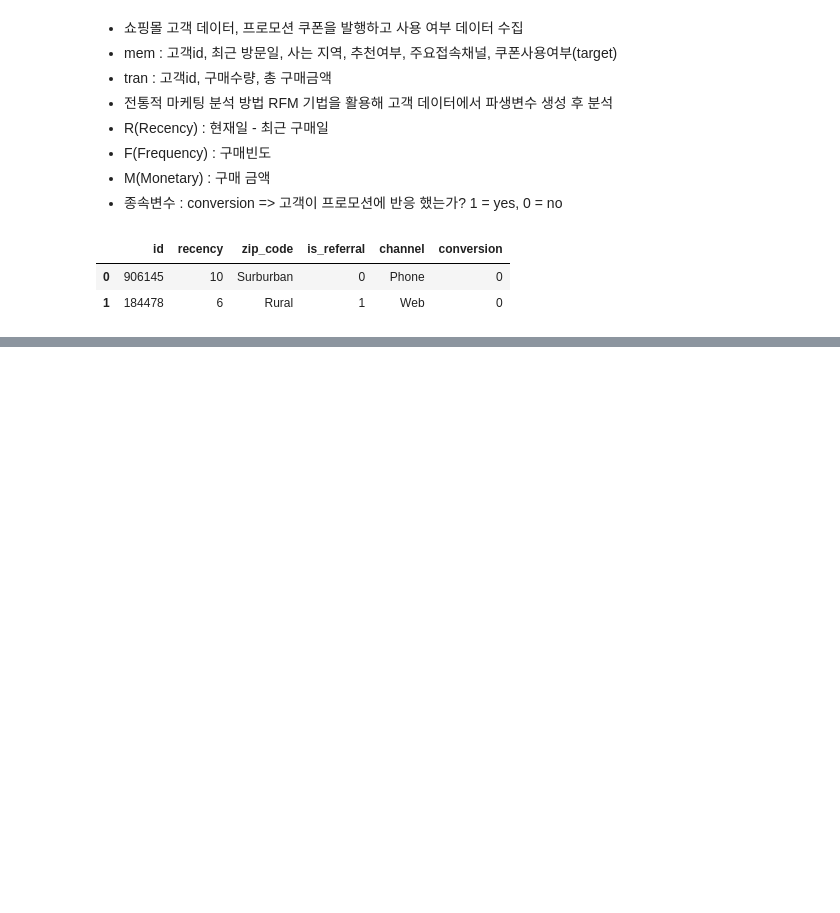
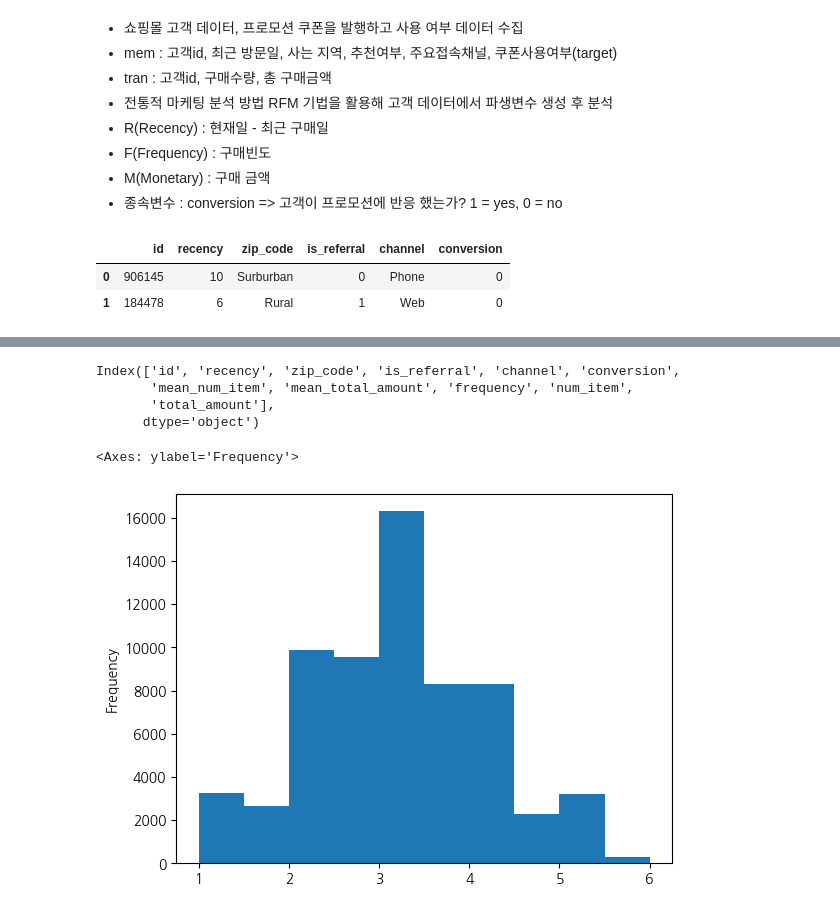
Before and after one commit to eunso03/fintech, a Jupyter notebook: 05machine_learning/12지도학습_분류분석_KNN_SVM_프로모션_효율예측분석.ipynb, the cells around one changed output, grey strips where cells are left out. Cells and saved outputs as stored; diff of their text form; code cells hidden in the pictures; blank space fills up the shorter version.

```diff
--- a/05machine_learning/12지도학습_분류분석_KNN_SVM_프로모션_효율예측분석.ipynb
+++ b/05machine_learning/12지도학습_분류분석_KNN_SVM_프로모션_효율예측분석.ipynb
@@ -87,0 +258,3 @@ tran.describe()
+# %%
+total_num_amount = tran.groupby('id')[['num_item', 'total_amount']].sum()
+total_num_amount
@@ -87,0 +276,3 @@ tran.describe()
+# %%
+mean_item_amount = mean_item_amount.join(total_num_amount)
+mean_item_amount
@@ -87,0 +294,3 @@ tran.describe()
+# %%
+mean_item_amount = mean_item_amount.reset_index()
+mean_item_amount
@@ -87,0 +313,3 @@ tran.describe()
+# %%
+data = pd.merge(mem, mean_item_amount, how='left', on='id')
+data
@@ -87,0 +330,12 @@ tran.describe()
+# %%
+data.columns
+# %% [output]
+Index(['id', 'recency', 'zip_code', 'is_referral', 'channel', 'conversion',
+       'mean_num_item', 'mean_total_amount', 'frequency', 'num_item',
+       'total_amount'],
+      dtype='object')
+# %%
+data['mean_num_item'].plot(kind='hist')
+# %% [output]
+<Axes: ylabel='Frequency'>
+[figure, added]
```
Also changed, not shown: parts of 95 cells of this notebook, 2 other files.
